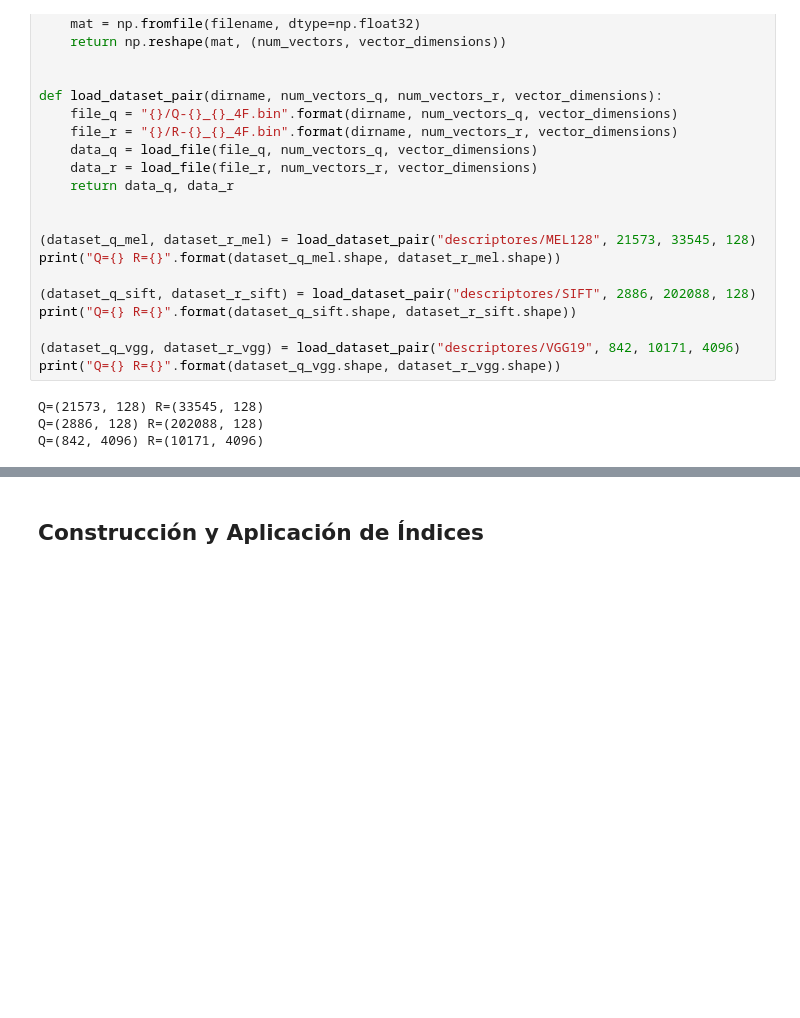
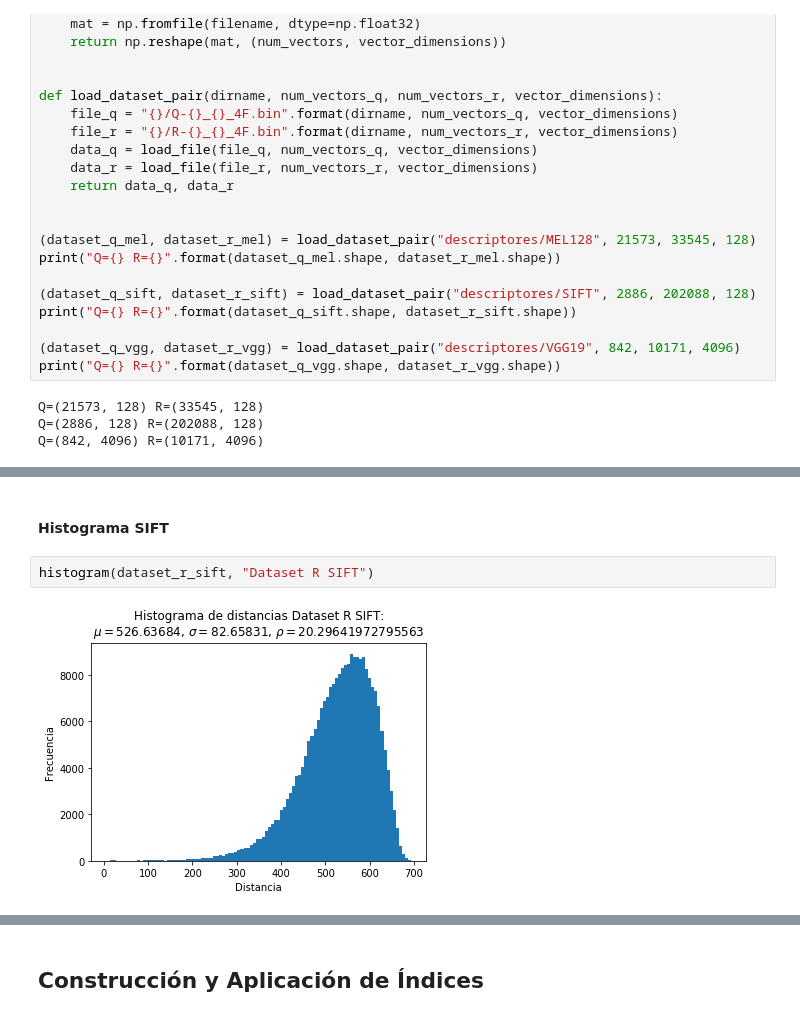
Before and after one commit to pbelmonte/rim-tarea-2, a Jupyter notebook: Tarea-2.ipynb, the cells around one changed output, grey strips where cells are left out. Saved outputs shown, nothing was run; the diff lists cells and outputs as text; blank space fills up the shorter version.

```diff
--- a/Tarea-2.ipynb
+++ b/Tarea-2.ipynb
@@ -36,0 +95,6 @@ Q=(842, 4096) R=(10171, 4096)
+# %% [markdown]
+#### Histograma SIFT
+# %%
+histogram(dataset_r_sift, "Dataset R SIFT")
+# %% [output]
+[figure, added]
```
Also changed, not shown: parts of 17 cells of this notebook.
